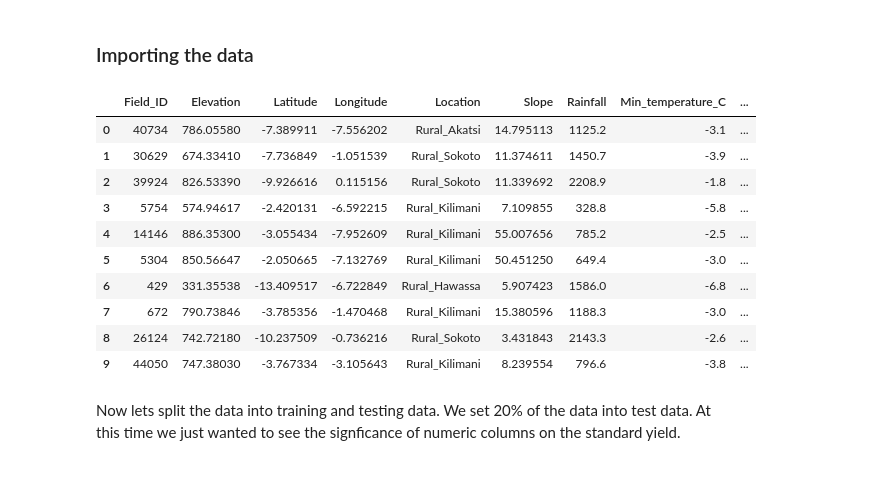
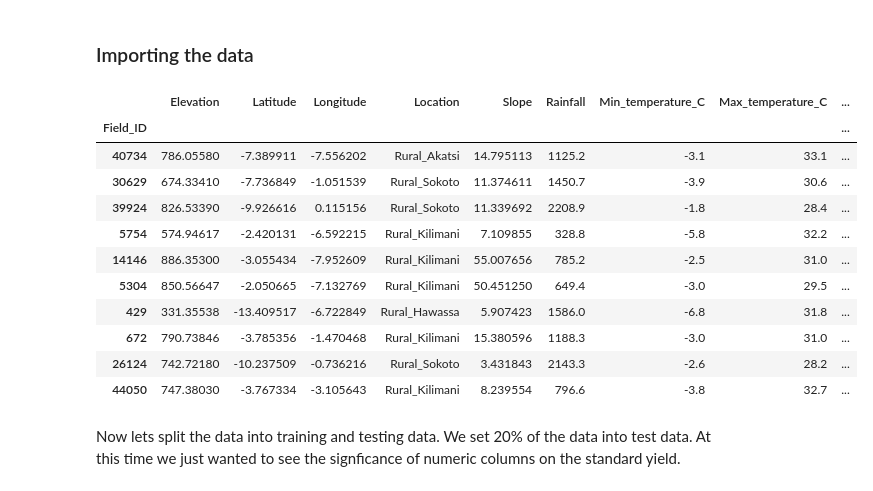
Before and after one commit to davedawitdave/Agriculture-project, a Jupyter notebook: models/Simple_lm_model.ipynb, the cells around one changed output. Saved outputs shown, nothing was run; the diff lists cells and outputs as text; code cells hidden in the pictures.

Commit message:
restructuring the index for the dataframe

```diff
--- a/models/Simple_lm_model.ipynb
+++ b/models/Simple_lm_model.ipynb
@@ -27,19 +27,21 @@ data_dir = os.path.join(project_dir, 'data')
 ### Importing the data
 # %%
 clean_field_df = pd.read_csv(os.path.join(data_dir, 'clean_field_data.csv'))
+clean_field_df.set_index('Field_ID', inplace=True)
 clean_field_df.head(10)
 # %% [output]
-|  | Field_ID | Elevation | Latitude | Longitude | Location | Slope | Rainfall | Min_temperature_C | ... |
-| 0 | 40734 | 786.05580 | -7.389911 | -7.556202 | Rural_Akatsi | 14.795113 | 1125.2 | -3.1 | ... |
-| 1 | 30629 | 674.33410 | -7.736849 | -1.051539 | Rural_Sokoto | 11.374611 | 1450.7 | -3.9 | ... |
-| 2 | 39924 | 826.53390 | -9.926616 | 0.115156 | Rural_Sokoto | 11.339692 | 2208.9 | -1.8 | ... |
-| 3 | 5754 | 574.94617 | -2.420131 | -6.592215 | Rural_Kilimani | 7.109855 | 328.8 | -5.8 | ... |
-| 4 | 14146 | 886.35300 | -3.055434 | -7.952609 | Rural_Kilimani | 55.007656 | 785.2 | -2.5 | ... |
-| 5 | 5304 | 850.56647 | -2.050665 | -7.132769 | Rural_Kilimani | 50.451250 | 649.4 | -3.0 | ... |
-| 6 | 429 | 331.35538 | -13.409517 | -6.722849 | Rural_Hawassa | 5.907423 | 1586.0 | -6.8 | ... |
-| 7 | 672 | 790.73846 | -3.785356 | -1.470468 | Rural_Kilimani | 15.380596 | 1188.3 | -3.0 | ... |
-| 8 | 26124 | 742.72180 | -10.237509 | -0.736216 | Rural_Sokoto | 3.431843 | 2143.3 | -2.6 | ... |
-| 9 | 44050 | 747.38030 | -3.767334 | -3.105643 | Rural_Kilimani | 8.239554 | 796.6 | -3.8 | ... |
+|  | Elevation | Latitude | Longitude | Location | Slope | Rainfall | Min_temperature_C | Max_temperature_C | ... |
+| Field_ID |  |  |  |  |  |  |  |  | ... |
+| 40734 | 786.05580 | -7.389911 | -7.556202 | Rural_Akatsi | 14.795113 | 1125.2 | -3.1 | 33.1 | ... |
+| 30629 | 674.33410 | -7.736849 | -1.051539 | Rural_Sokoto | 11.374611 | 1450.7 | -3.9 | 30.6 | ... |
+| 39924 | 826.53390 | -9.926616 | 0.115156 | Rural_Sokoto | 11.339692 | 2208.9 | -1.8 | 28.4 | ... |
+| 5754 | 574.94617 | -2.420131 | -6.592215 | Rural_Kilimani | 7.109855 | 328.8 | -5.8 | 32.2 | ... |
+| 14146 | 886.35300 | -3.055434 | -7.952609 | Rural_Kilimani | 55.007656 | 785.2 | -2.5 | 31.0 | ... |
+| 5304 | 850.56647 | -2.050665 | -7.132769 | Rural_Kilimani | 50.451250 | 649.4 | -3.0 | 29.5 | ... |
+| 429 | 331.35538 | -13.409517 | -6.722849 | Rural_Hawassa | 5.907423 | 1586.0 | -6.8 | 31.8 | ... |
+| 672 | 790.73846 | -3.785356 | -1.470468 | Rural_Kilimani | 15.380596 | 1188.3 | -3.0 | 31.0 | ... |
+| 26124 | 742.72180 | -10.237509 | -0.736216 | Rural_Sokoto | 3.431843 | 2143.3 | -2.6 | 28.2 | ... |
+| 44050 | 747.38030 | -3.767334 | -3.105643 | Rural_Kilimani | 8.239554 | 796.6 | -3.8 | 32.7 | ... |
 # %% [markdown]
 Now lets split the data into training and testing data. We set 20% of the data into test data.
 At this time we just wanted to see the signficance of numeric columns on the standard yield.
```
Also changed, not shown: parts of 1 cell of this notebook, 1 other file.
